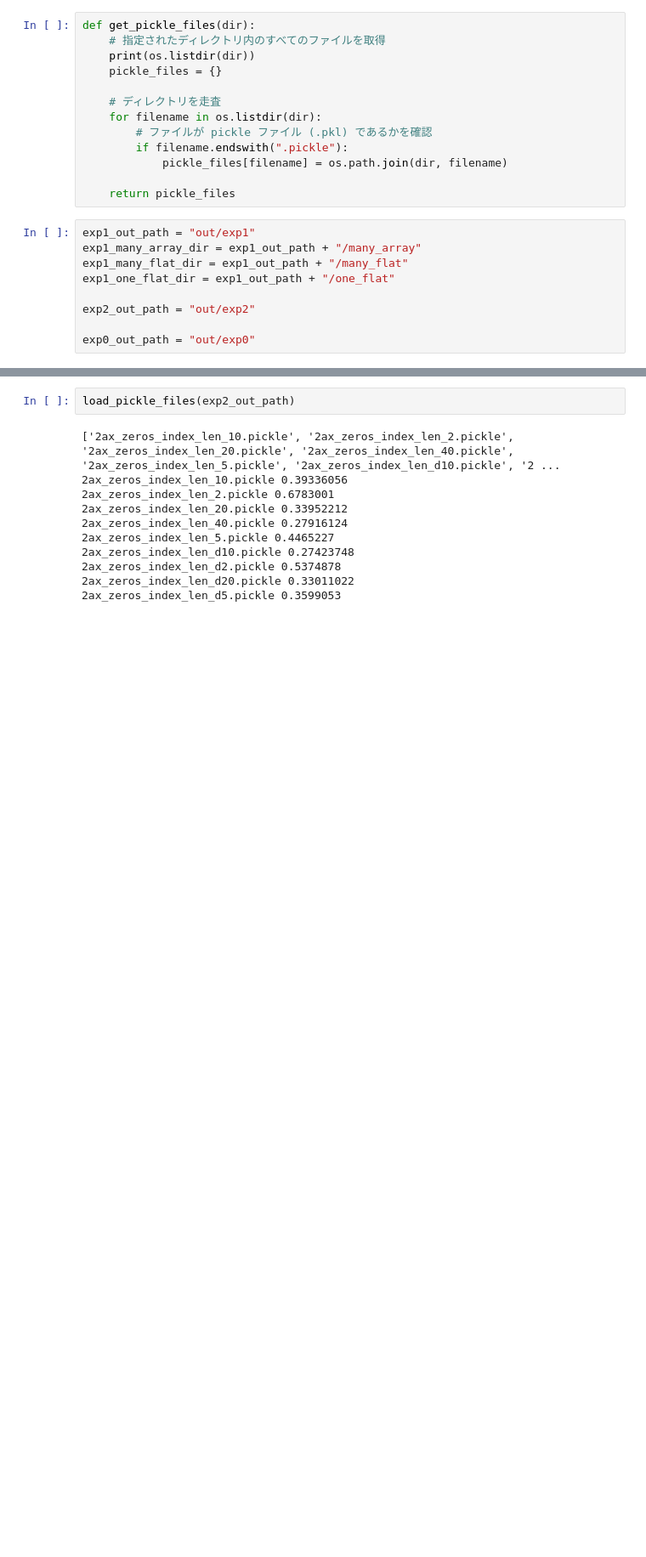
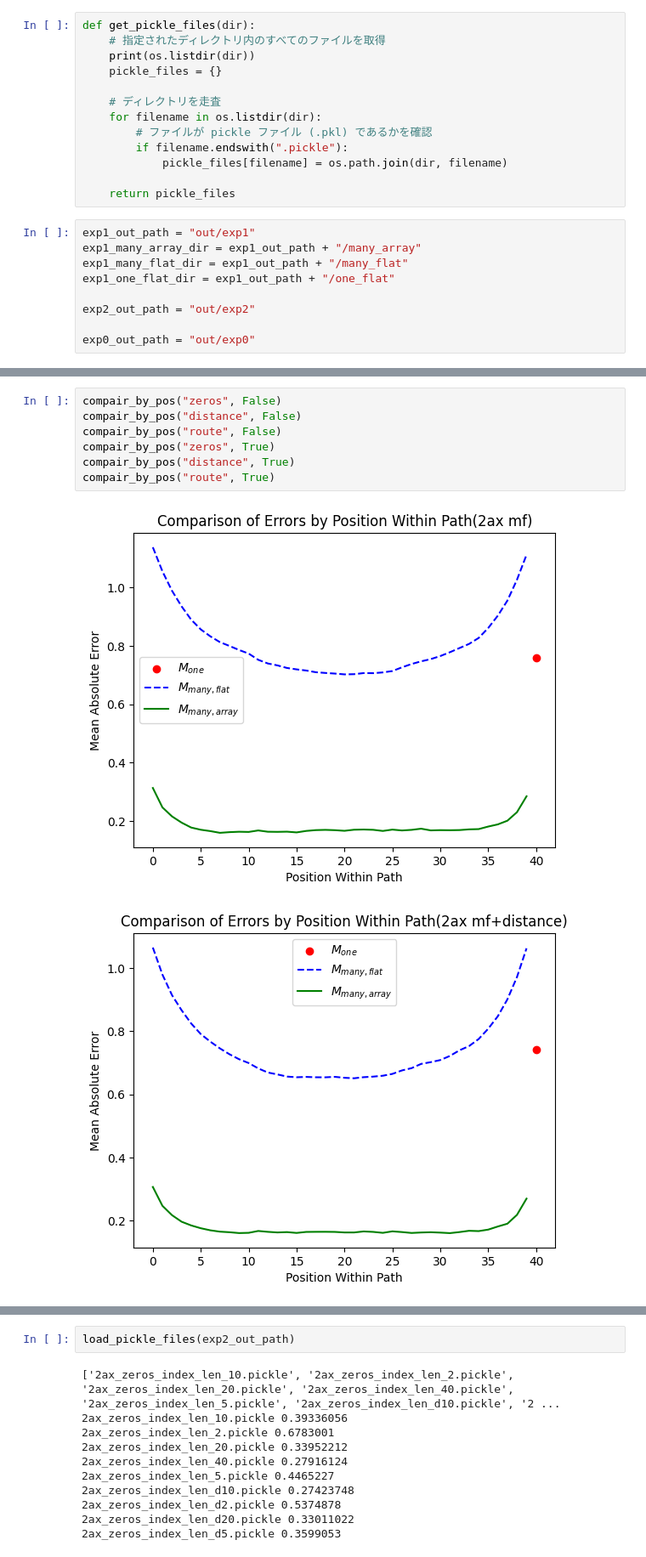
Before and after one commit to hal0309/lab-abci, a Jupyter notebook: _test/eval_m2_datashow.ipynb, the cells around one changed output, grey strips where cells are left out. Shown at 85% size. Drawn from its saved outputs; the diff is of its cells as text; blank space fills up the shorter version.

```diff
--- a/_test/eval_m2_datashow.ipynb
+++ b/_test/eval_m2_datashow.ipynb
@@ -120,0 +246,10 @@ def load_pickle_files(dir):
+# %%
+compair_by_pos("zeros", False)
+compair_by_pos("distance", False)
+compair_by_pos("route", False)
+compair_by_pos("zeros", True)
+compair_by_pos("distance", True)
+compair_by_pos("route", True)
+# %% [output]
+[figure, added]
+[figure, added]
```
Also changed, not shown: parts of 33 cells of this notebook, 1 other file.
